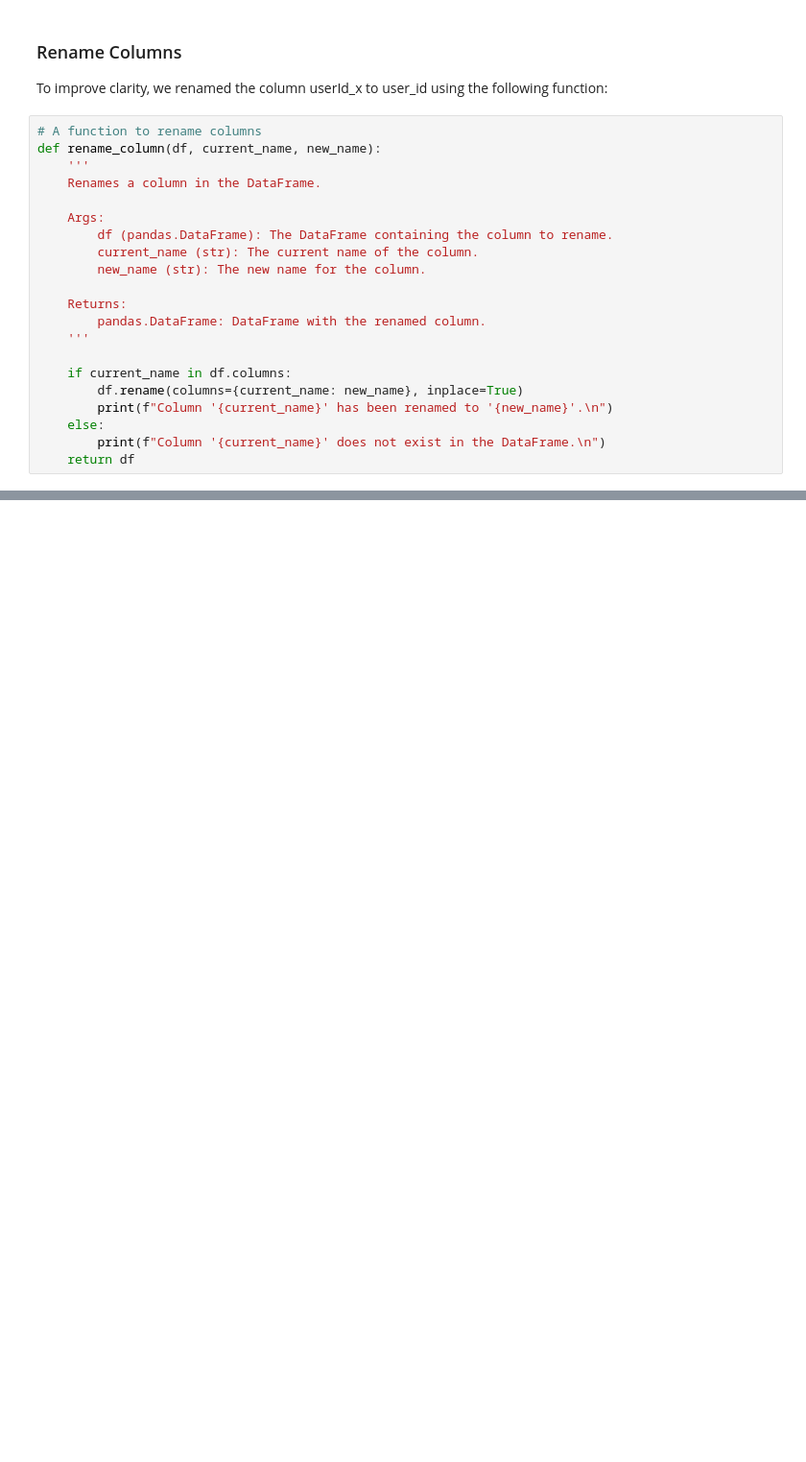
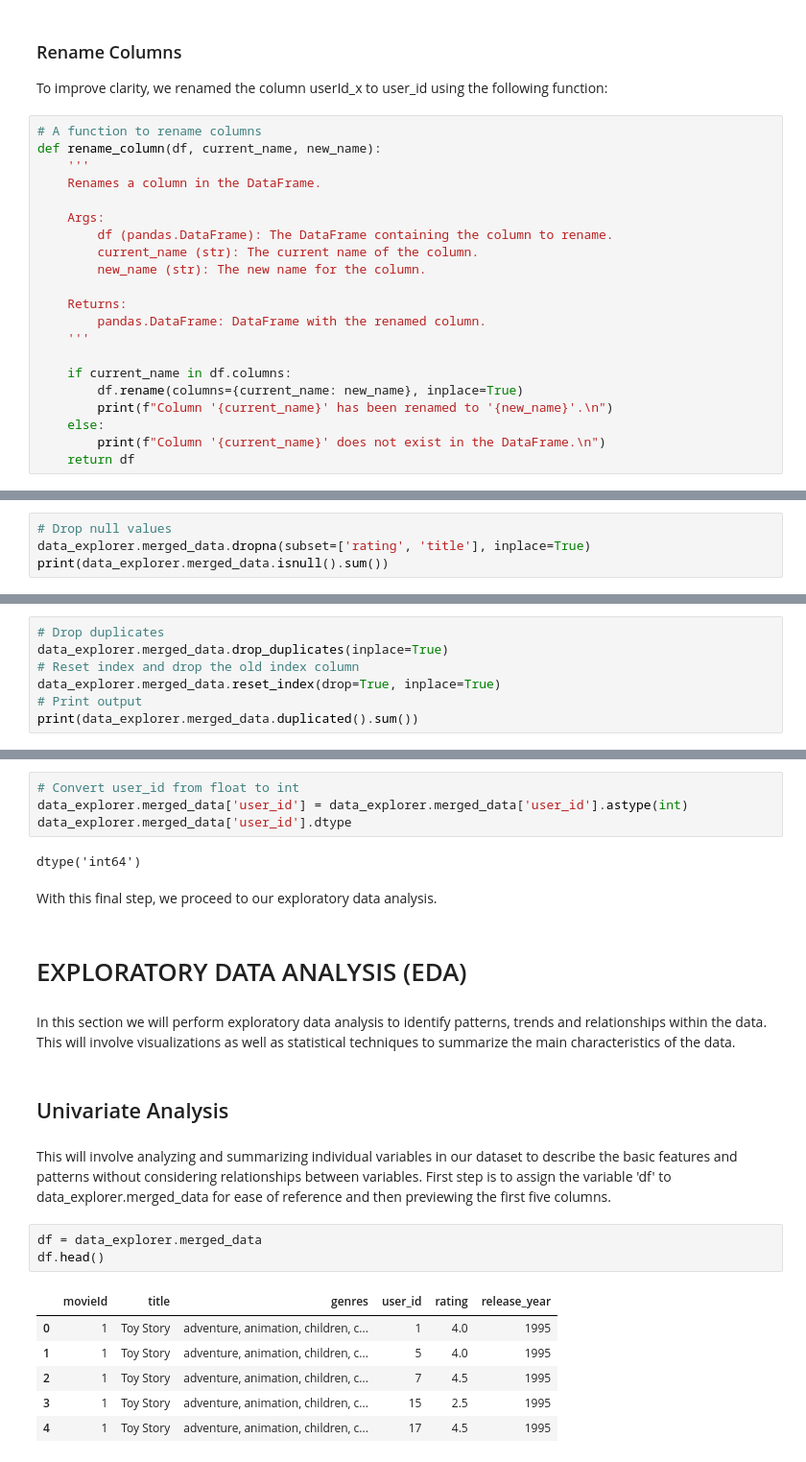
Before and after one commit to Eva-Claire/streamflix_recommender_system, a Jupyter notebook: movie_recommendor.ipynb, the cells around one changed output, grey strips where cells are left out. Shown at 96% size. Drawn from its saved outputs; the diff is of its cells as text; blank space fills up the shorter version.

```diff
--- a/movie_recommendor.ipynb
+++ b/movie_recommendor.ipynb
@@ -455,0 +468,4 @@ data_explorer.merged_data.head()
+# %%
+# Drop null values
+data_explorer.merged_data.dropna(subset=['rating', 'title'], inplace=True)
+print(data_explorer.merged_data.isnull().sum())
@@ -455,0 +484,7 @@ data_explorer.merged_data.head()
+# %%
+# Drop duplicates
+data_explorer.merged_data.drop_duplicates(inplace=True)
+# Reset index and drop the old index column
+data_explorer.merged_data.reset_index(drop=True, inplace=True)
+# Print output
+print(data_explorer.merged_data.duplicated().sum())
@@ -455,0 +511,26 @@ data_explorer.merged_data.head()
+# %%
+# Convert user_id from float to int
+data_explorer.merged_data['user_id'] = data_explorer.merged_data['user_id'].astype(int)
+data_explorer.merged_data['user_id'].dtype
+# %% [output]
+dtype('int64')
+# %% [markdown]
+With this final step, we proceed to our exploratory data analysis.
+# %% [markdown]
+# EXPLORATORY DATA ANALYSIS (EDA)
+# %% [markdown]
+In this section we will perform exploratory data analysis to identify patterns, trends and relationships within the data. This will involve visualizations as well as statistical techniques to summarize the main characteristics of the data.
+# %% [markdown]
+## Univariate Analysis
+# %% [markdown]
+This will involve analyzing and summarizing individual variables in our dataset to describe the basic features and patterns without considering relationships between variables. First step is to assign the variable 'df' to data_explorer.merged_data for ease of reference and then previewing the first five columns.
+# %%
+df = data_explorer.merged_data
+df.head()
+# %% [output]
+|  | movieId | title | genres | user_id | rating | release_year |
+| 0 | 1 | Toy Story | adventure, animation, children, c... | 1 | 4.0 | 1995 |
+| 1 | 1 | Toy Story | adventure, animation, children, c... | 5 | 4.0 | 1995 |
+| 2 | 1 | Toy Story | adventure, animation, children, c... | 7 | 4.5 | 1995 |
+| 3 | 1 | Toy Story | adventure, animation, children, c... | 15 | 2.5 | 1995 |
+| 4 | 1 | Toy Story | adventure, animation, children, c... | 17 | 4.5 | 1995 |
```
Also changed, not shown: parts of 24 cells of this notebook.
